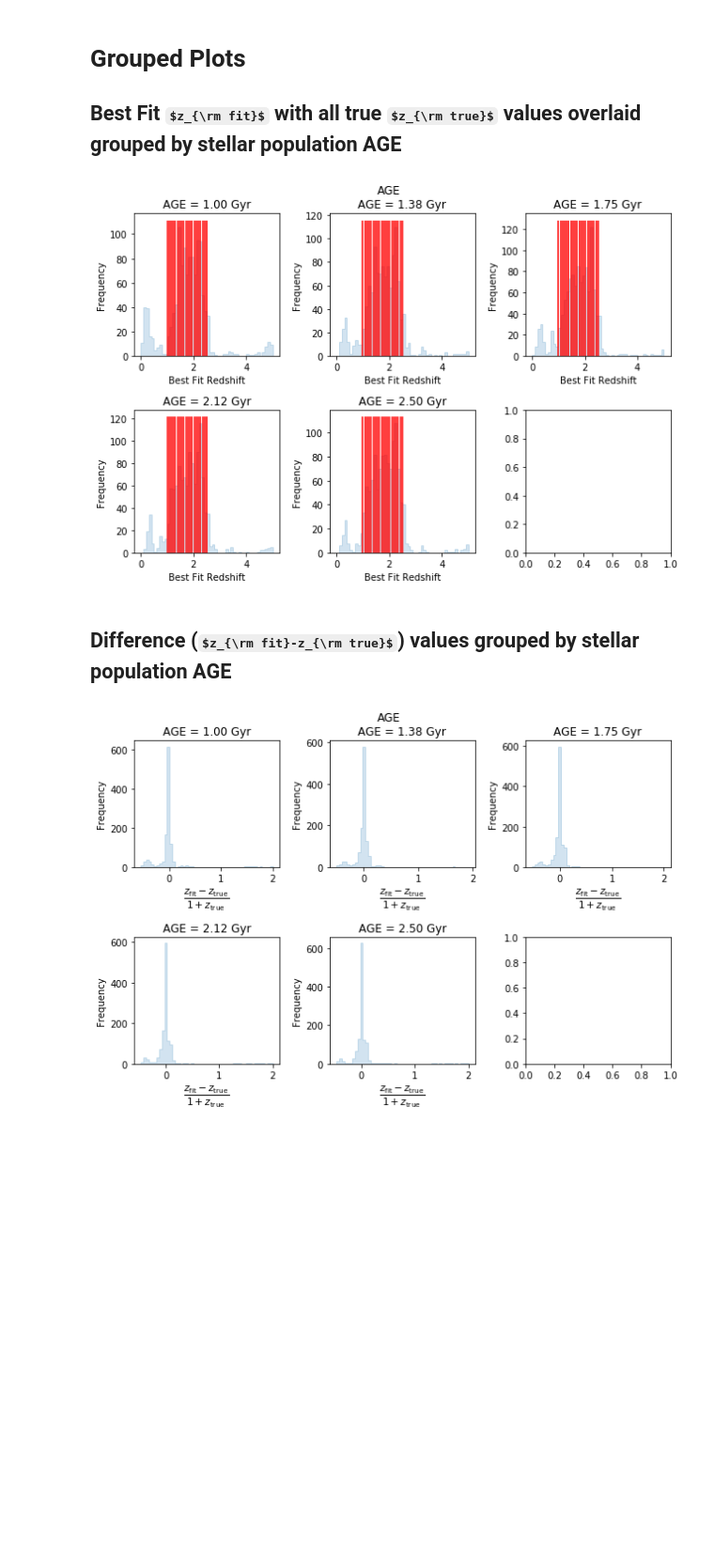
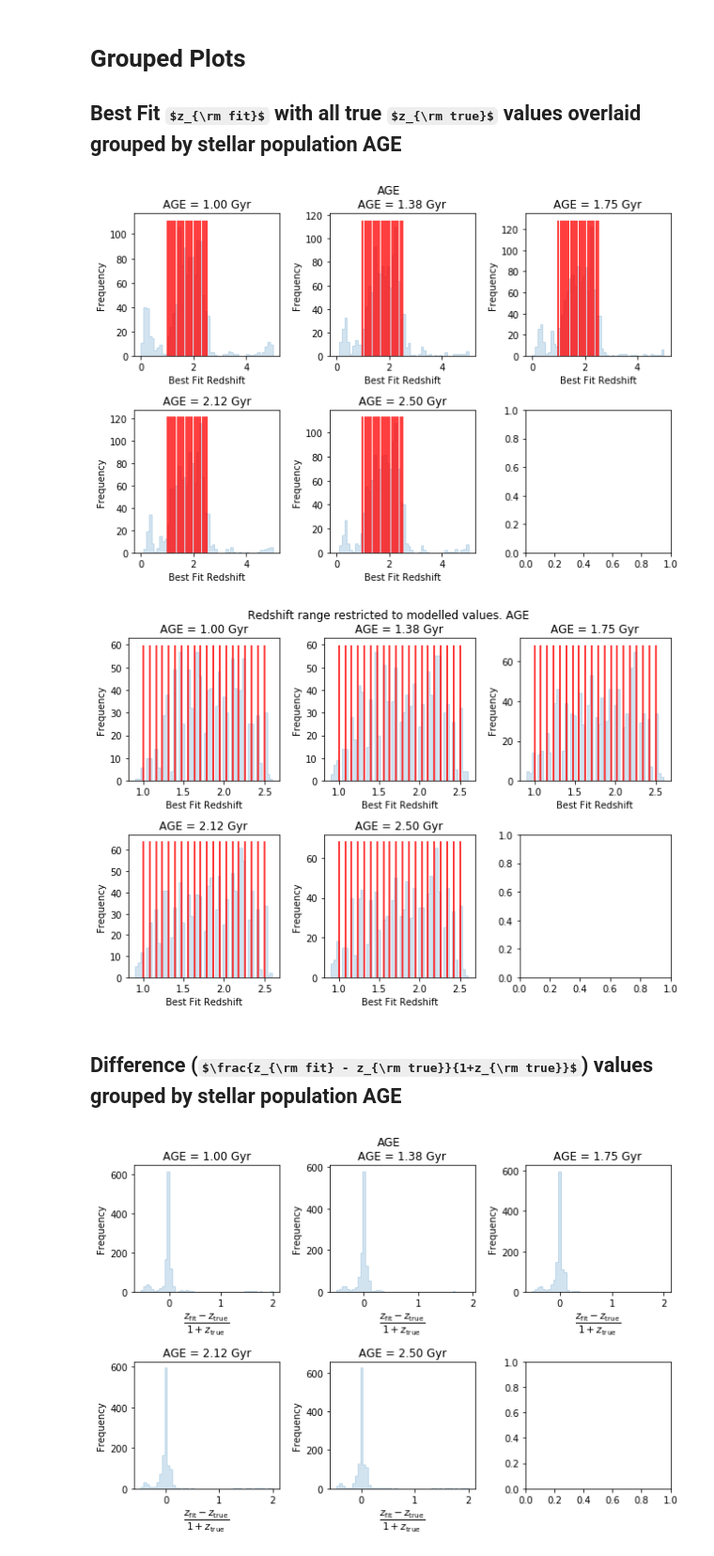
Before and after one commit to AstroZooMin/WISPSBayesianLineID, a Jupyter notebook: BayesianFramework/ReshiftFitConfoundingFactors.ipynb, the cells around one changed output. Shown at 94% size. Cells and saved outputs as stored; diff of their text form; code cells hidden in the pictures; some formulas as TeX source; blank space fills up the shorter version.

```diff
--- a/BayesianFramework/ReshiftFitConfoundingFactors.ipynb
+++ b/BayesianFramework/ReshiftFitConfoundingFactors.ipynb
@@ -86,7 +87,9 @@ deltaDataCut = (permutationSubsetDataFrame.DELTA < 0.1) & (permutationSubsetData
 # %% [markdown]
 # Functions to plot grids of fit results grouped according to input model parameters
 # %%
-def genGroupedRedshiftFitSubplots(data, groupbyCol, redshifts, groupByColUnit = None):
+def genGroupedRedshiftFitSubplots(data, groupbyCol, redshifts, groupByColUnit = None, restrictToModelledRedshifts = False):
+    redshiftRange = (0, 5) if not restrictToModelledRedshifts else (np.amin(np.unique(redshifts)) - 0.1, np.amax(np.unique(redshifts))+0.1)
+    supTitlePrefix = '' if not restrictToModelledRedshifts else 'Redshift range restricted to modelled values. '
     grouped = data.groupby(groupbyCol)
     numGroups = grouped.ngroups
     # make subplots with three plots per row and as many rows as required
@@ -95,12 +98,12 @@ def genGroupedRedshiftFitSubplots(data, groupbyCol, redshifts, groupByColUnit =
                                     nrows=int(numRows),
                                     ncols=3)
     for plotIndex, (groupKey, plotAxis) in enumerate(zip(sorted(grouped.groups.keys()), axes.flatten())) :
-        grouped.get_group(groupKey).BEST_FIT_REDSHIFT.plot.hist(ax=plotAxis, histtype='step', fill=True, alpha=0.2, bins=50, range=(0, 5))
+        grouped.get_group(groupKey).BEST_FIT_REDSHIFT.plot.hist(ax=plotAxis, histtype='step', fill=True, alpha=0.2, bins=50, range=redshiftRange)
         plotAxis.set_title('{} = {:4.2f} {}'.format(groupbyCol, groupKey, groupByColUnit if groupByColUnit is not None else ''))
         plotAxis.set_xlabel('Best Fit Redshift')
         plotAxis.vlines(redshifts, ymin=plotAxis.get_ylim()[0], ymax=plotAxis.get_ylim()[1], colors='r')
 
-    mplplot.suptitle(groupbyCol, y=1.01)
+    mplplot.suptitle(supTitlePrefix + groupbyCol, y=1.01)
     mplplot.tight_layout()
 
 def genGroupedRedshiftFitDeltaSubplots(data, groupbyCol, redshifts, groupByColUnit = None):
@@ -123,10 +126,12 @@ def genGroupedRedshiftFitDeltaSubplots(data, groupbyCol, redshifts, groupByColUn
 ## Best Fit $z_{\rm fit}$ with all true $z_{\rm true}$ values overlaid grouped by stellar population AGE
 # %%
 genGroupedRedshiftFitSubplots(permutationSubsetDataFrame, "AGE", np.unique(permutationDataFrame.REDSHIFT.values), "Gyr")
+genGroupedRedshiftFitSubplots(permutationSubsetDataFrame, "AGE", np.unique(permutationDataFrame.REDSHIFT.values), "Gyr", restrictToModelledRedshifts = True)
 # %% [output]
 [figure]
+[figure, added]
 # %% [markdown]
-## Difference ($z_{\rm fit}-z_{\rm true}$) values grouped by stellar population AGE
+## Difference ($\frac{z_{\rm fit} - z_{\rm true}}{1+z_{\rm true}}$) values grouped by stellar population AGE
 # %%
 genGroupedRedshiftFitDeltaSubplots(permutationSubsetDataFrame, "AGE", np.unique(permutationDataFrame.REDSHIFT.values), "Gyr")
 # %% [output]
```
Also changed, not shown: parts of 25 cells of this notebook.
